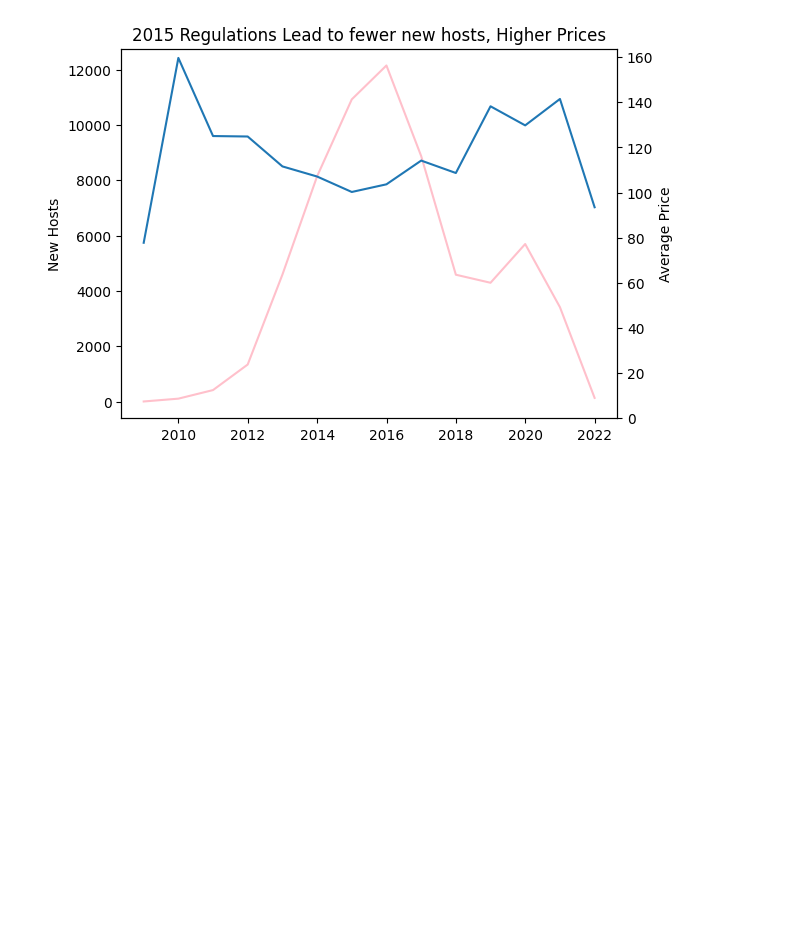
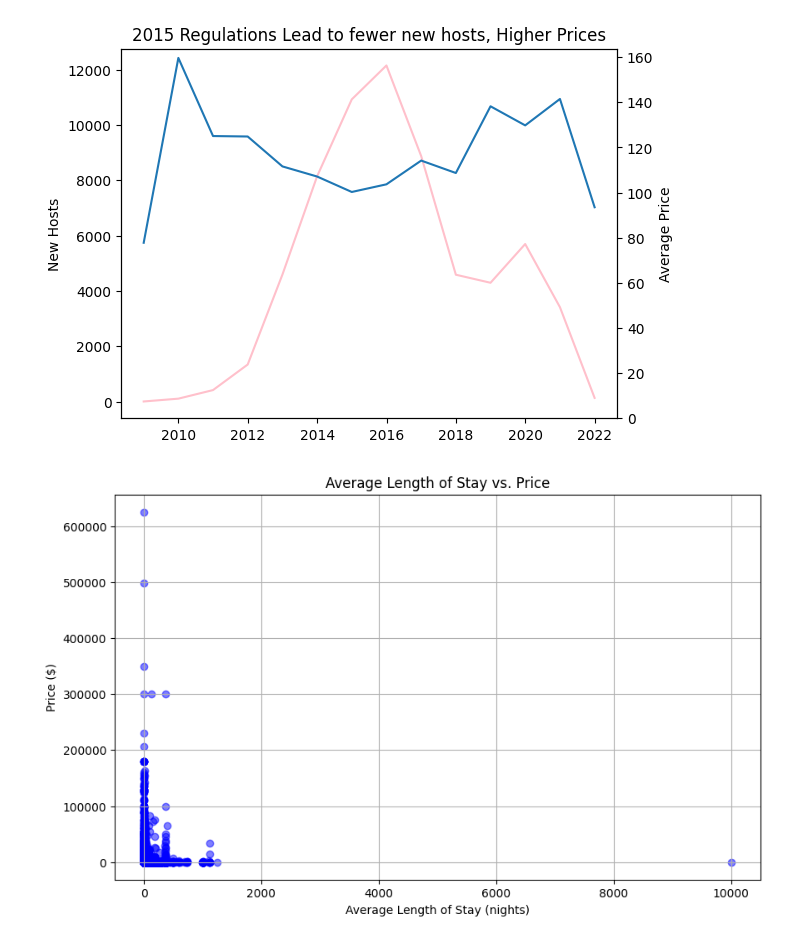
Before and after one commit to lilrachel1985/House_Price_Analysis, a Jupyter notebook: AirBnB.ipynb, the cells around one changed output. Cells and saved outputs as stored; diff of their text form; code cells hidden in the pictures; blank space fills up the shorter version.

```diff
--- a/AirBnB.ipynb
+++ b/AirBnB.ipynb
@@ -253,0 +263,16 @@ Text(0.5, 1.0, '2015 Regulations Lead to fewer new hosts, Higher Prices')
+# %%
+import matplotlib.pyplot as plt
+
+minimum_nights = listings['minimum_nights']
+price = listings['price']
+
+# Creating a scatter plot to visualize the relationship between ALOS and Price
+plt.figure(figsize=(10, 6))
+plt.scatter(minimum_nights, price, alpha=0.5, color='blue')
+plt.title('Average Length of Stay vs. Price')
+plt.xlabel('Average Length of Stay (nights)')
+plt.ylabel('Price ($)')
+plt.grid(True)
+plt.show()
+# %% [output]
+[figure, added]
```
Also changed, not shown: parts of 6 cells of this notebook.
